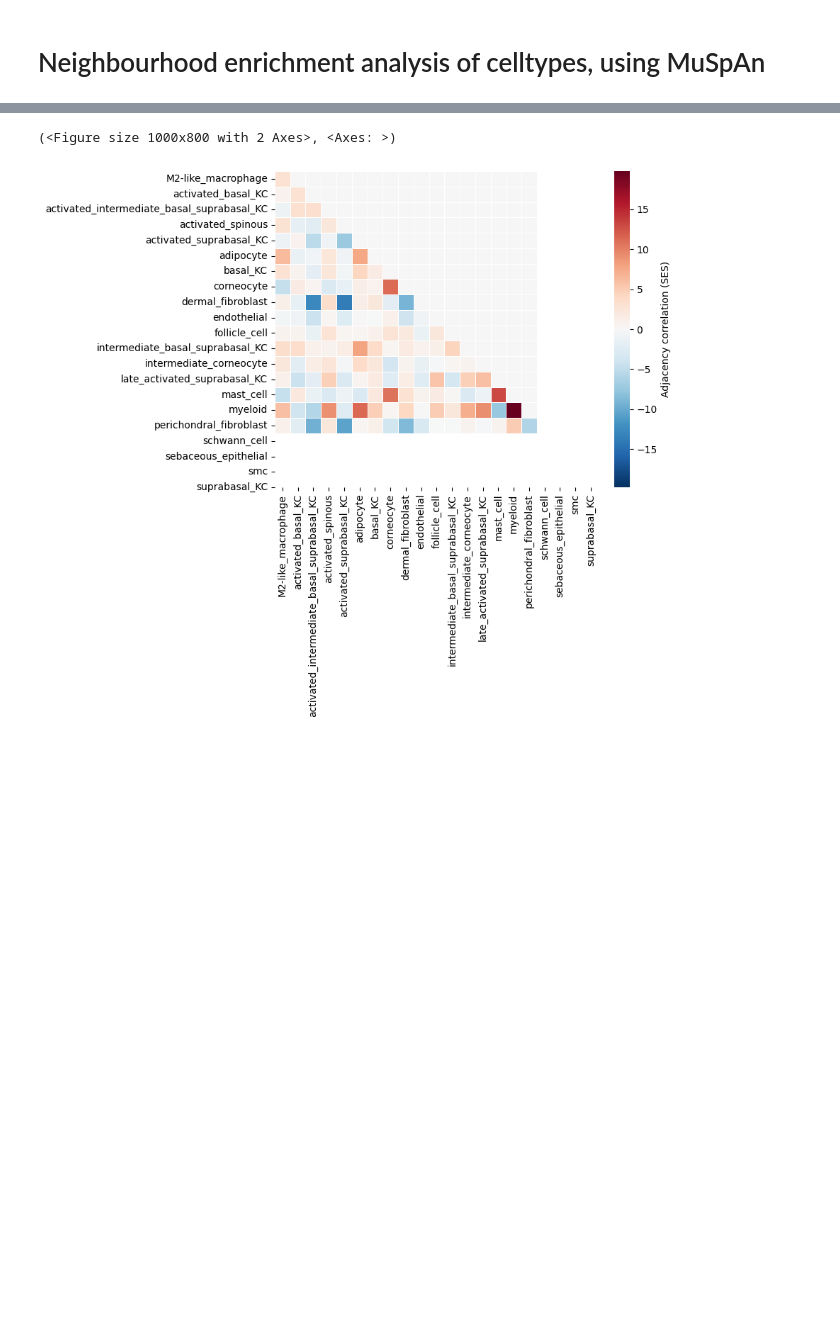
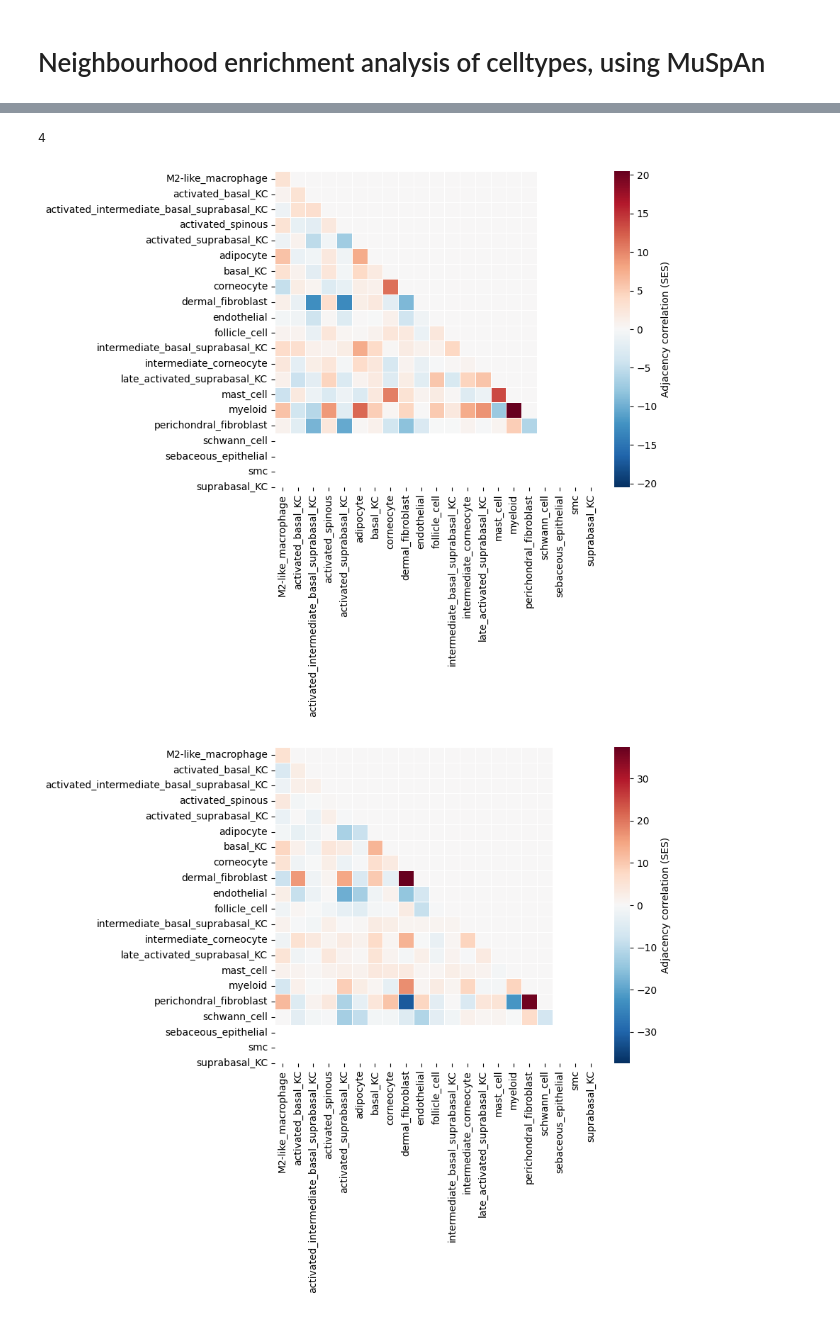
Before and after one commit to DominicBuxton/iMSC_Xenium_Phenocycler_Analysis, a Jupyter notebook: SpatialData_Analysis/Neighbourhood_enrichment.ipynb, the cells around one changed output, grey strips where cells are left out. Drawn from its saved outputs; the diff is of its cells as text; code cells hidden in the pictures; blank space fills up the shorter version.

Commit message:
Added plotting functionality

```diff
--- a/SpatialData_Analysis/Neighbourhood_enrichment.ipynb
+++ b/SpatialData_Analysis/Neighbourhood_enrichment.ipynb
@@ -82,7 +103,10 @@ Warning: Removing labels ['chondrocyte' 'neutrophil'] as these have fewer than 1
 # %%
-SES = enrichment_outputs['Ctrl_F1']['SES']
-len(SES)
-ms.visualise.visualise_correlation_matrix(np.tril(SES),label_categories,colorbar_label='Adjacency correlation (SES)')
+print(len(enrichment_outputs))
+for name, dict in enrichment_outputs.items():
+    len(dict)
+    SES = dict['SES']
+    ms.visualise.visualise_correlation_matrix(np.tril(SES),label_categories,colorbar_label='Adjacency correlation (SES)')
 # %% [output]
-(<Figure size 1000x800 with 2 Axes>, <Axes: >)
+4
-[figure, old version]
+[figure, new version]
+[figure, added]
```
Also changed, not shown: parts of 11 cells of this notebook.
